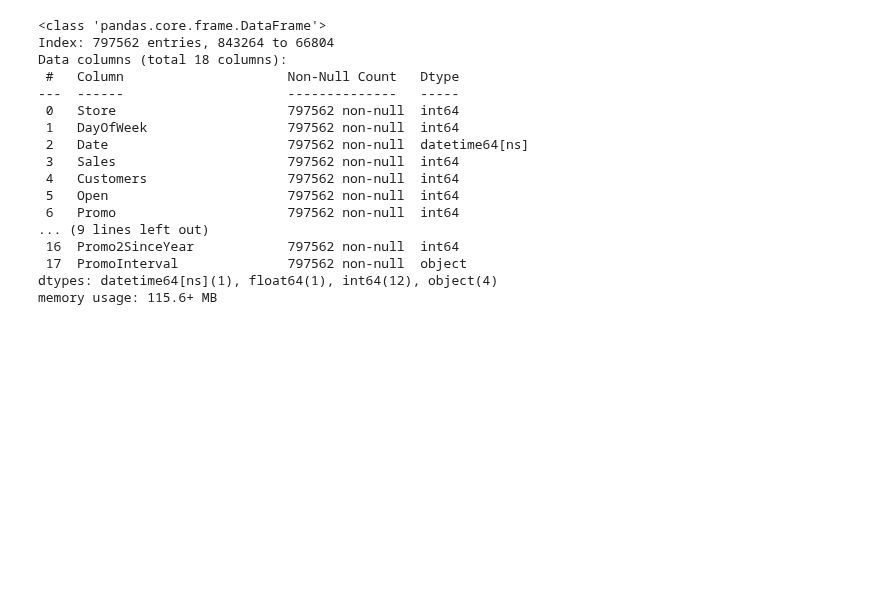
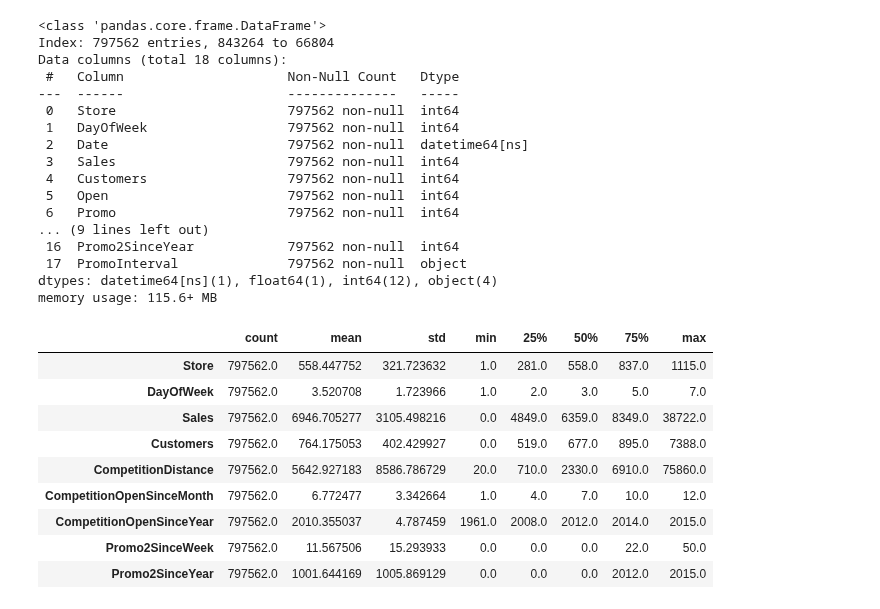
Before and after one commit to ezequielpf/rossmann_sales_prediction, a Jupyter notebook: notebooks/store_sales_predict_v1.ipynb, the cells around one changed output. Cells and saved outputs as stored; diff of their text form; code cells hidden in the pictures; blank space fills up the shorter version.

```diff
--- a/notebooks/store_sales_predict_v1.ipynb
+++ b/notebooks/store_sales_predict_v1.ipynb
@@ -462,3 +460,19 @@ Data columns (total 18 columns):
  17  PromoInterval              797562 non-null  object
 dtypes: datetime64[ns](1), float64(1), int64(12), object(4)
 memory usage: 115.6+ MB
+# %%
+num_attributes = ['Store', 'DayOfWeek', 'Sales', 'Customers', 'CompetitionDistance', 'CompetitionOpenSinceMonth',
+                  'CompetitionOpenSinceYear', 'Promo2SinceWeek', 'Promo2SinceYear']
+# %%
+df_train[num_attributes].describe().T
+# %% [output]
+|  | count | mean | std | min | 25% | 50% | 75% | max |
+| Store | 797562.0 | 558.447752 | 321.723632 | 1.0 | 281.0 | 558.0 | 837.0 | 1115.0 |
+| DayOfWeek | 797562.0 | 3.520708 | 1.723966 | 1.0 | 2.0 | 3.0 | 5.0 | 7.0 |
+| Sales | 797562.0 | 6946.705277 | 3105.498216 | 0.0 | 4849.0 | 6359.0 | 8349.0 | 38722.0 |
+| Customers | 797562.0 | 764.175053 | 402.429927 | 0.0 | 519.0 | 677.0 | 895.0 | 7388.0 |
+| CompetitionDistance | 797562.0 | 5642.927183 | 8586.786729 | 20.0 | 710.0 | 2330.0 | 6910.0 | 75860.0 |
+| CompetitionOpenSinceMonth | 797562.0 | 6.772477 | 3.342664 | 1.0 | 4.0 | 7.0 | 10.0 | 12.0 |
+| CompetitionOpenSinceYear | 797562.0 | 2010.355037 | 4.787459 | 1961.0 | 2008.0 | 2012.0 | 2014.0 | 2015.0 |
+| Promo2SinceWeek | 797562.0 | 11.567506 | 15.293933 | 0.0 | 0.0 | 0.0 | 22.0 | 50.0 |
+| Promo2SinceYear | 797562.0 | 1001.644169 | 1005.869129 | 0.0 | 0.0 | 0.0 | 2012.0 | 2015.0 |
```
Also changed, not shown: parts of 23 cells of this notebook.
